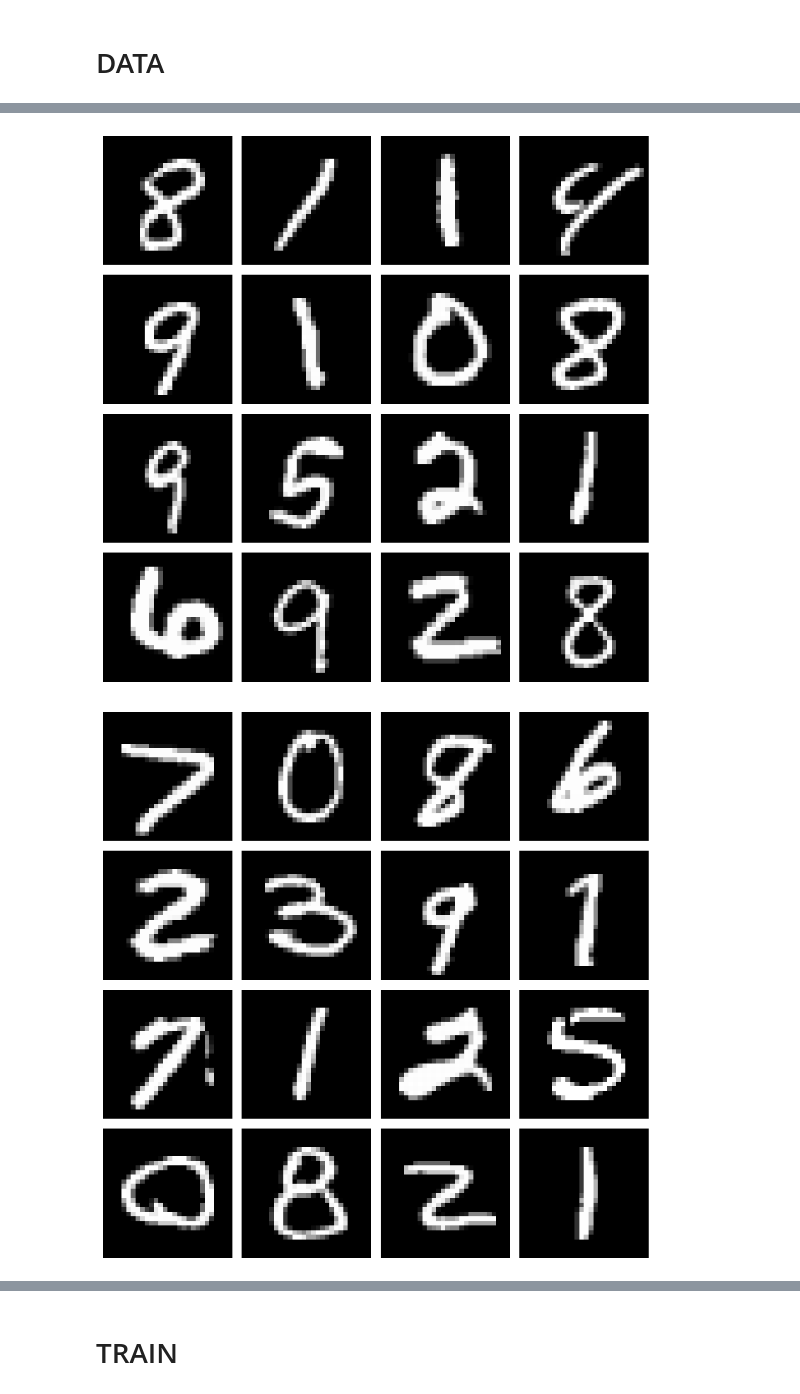
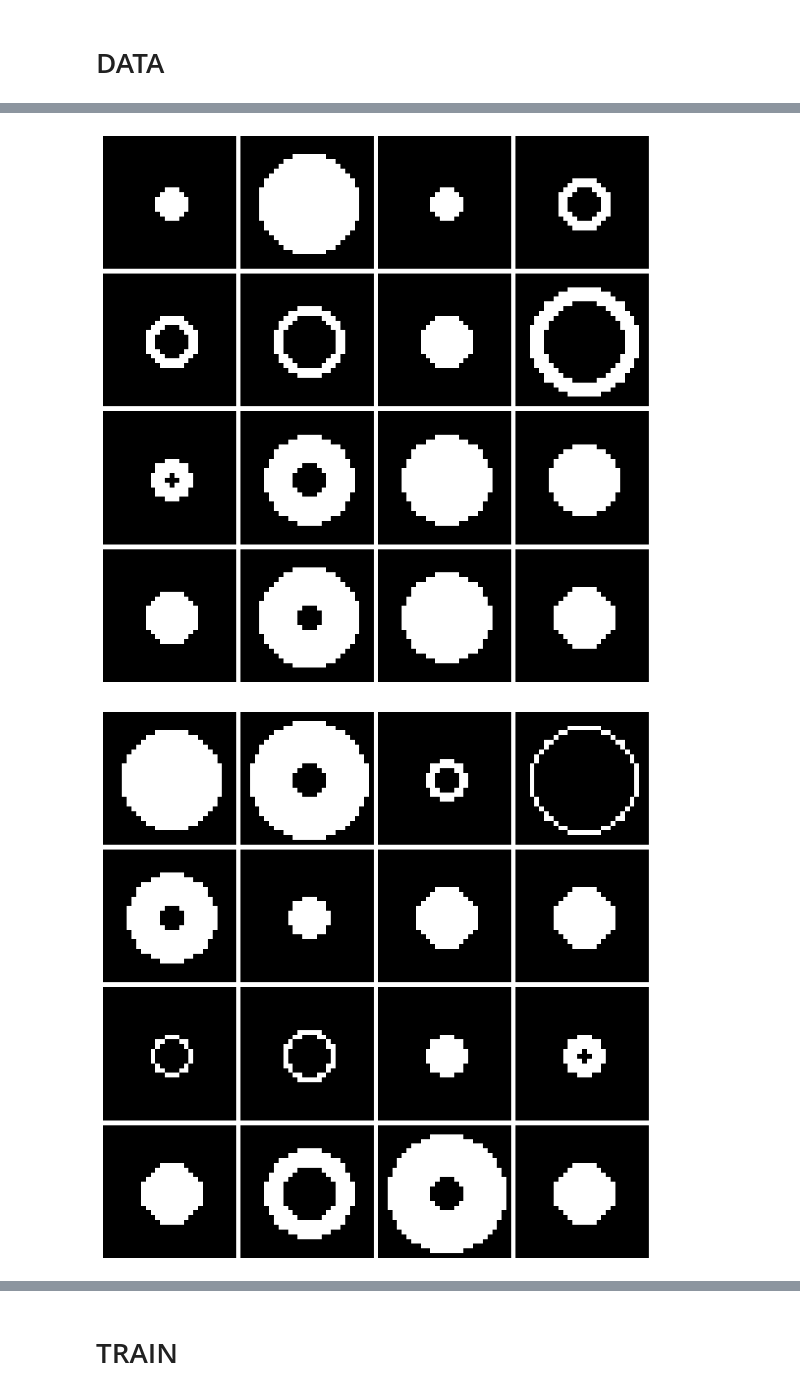
Before and after one commit to dmandache/ModelDegeneration, a Jupyter notebook: test_pythae.ipynb, the cells around one changed output, grey strips where cells are left out. Drawn from its saved outputs; the diff is of its cells as text; code cells hidden in the pictures.

```diff
--- a/test_pythae.ipynb
+++ b/test_pythae.ipynb
@@ -12,7 +14,8 @@ device = "cuda" if torch.cuda.is_available() else "cpu"
 # %%
 TRAIN_FLAG = True
 #DATA_SET = 'Shapes'
-DATA_SET = 'MNIST'
+DATA_SET = 'Circles'
+#DATA_SET = 'MNIST'
 # %%
 import matplotlib.pyplot as plt
 
@@ -25,4 +28,4 @@ def plot_grid(data, grid_size=4):
         for j in range(grid_size):
             ax[i][j].imshow(mat_data[i*grid_size+j].movedim(0, 2), cmap='gray')
             ax[i][j].axis('off')
-    plt.tight_layout(pad=1)
+    plt.tight_layout(pad=0.5)
@@ -59,5 +32,24 @@ def load_shapes_dataset(dirpath='data/shapes'):
 # %%
-if DATA_SET == 'Shapes' :
+%%time
+
+if DATA_SET == 'Circles' :
+    shapes, targets = gen_circles_dataset(num_images=1000, seed=42)
+    print(np.array(np.unique(targets, return_counts=True)).T)
+
+    shapes = shapes.reshape(-1, 1, 28, 28) / 255.
+    print(shapes.shape)
+
+    subsampled_indeces = sample_indices(targets, k=100, max_classes=None, seed=42)
+    train_indeces = random.sample(subsampled_indeces, int(0.8*len(subsampled_indeces)))
+    test_indeces = list(set(subsampled_indeces)-set(train_indeces))
+
+    train_dataset = torch.from_numpy(shapes[train_indeces].astype(np.float32))
+    eval_dataset = torch.from_numpy(shapes[test_indeces].astype(np.float32))
+
+    train_labels = targets[train_indeces]
+    eval_labels = targets[test_indeces]
+
+elif DATA_SET == 'Shapes' :
     shapes, targets = load_shapes_dataset()
     shapes = 1 - shapes.reshape(-1, 1, 28, 28) / 255.
     print(shapes.shape)
@@ -72,6 +64,8 @@ if DATA_SET == 'Shapes' :
     train_dataset = torch.from_numpy(shapes[train_indeces].astype(np.float32))
     eval_dataset = torch.from_numpy(shapes[test_indeces].astype(np.float32))
 
+    train_labels = targets[train_indeces]
+    eval_labels = targets[test_indeces]
 
 elif DATA_SET == 'MNIST' :
     mnist_trainset = datasets.MNIST(root='./data', train=True, download=True, transform=None)
@@ -80,13 +74,16 @@ elif DATA_SET == 'MNIST' :
     # remaining_indeces = list(set(range(len(mnist_trainset.targets)))-set(train_indeces))
     # test_indeces = sample_indices(mnist_trainset.targets[remaining_indeces], k=50, seed=42)
 
-    subsampled_indeces = sample_indices(mnist_trainset.targets, k=1000, max_classes=10, seed=42)
+    subsampled_indeces = sample_indices(mnist_trainset.targets, k=1000, max_classes=2, seed=42)
     train_indeces = random.sample(subsampled_indeces, int(0.8*len(subsampled_indeces)))
     test_indeces = list(set(subsampled_indeces)-set(train_indeces))
 
     train_dataset = mnist_trainset.data[train_indeces].reshape(-1, 1, 28, 28) / 255.
     eval_dataset = mnist_trainset.data[test_indeces].reshape(-1, 1, 28, 28) / 255.
 
+    train_labels = mnist_trainset.targets[train_indeces]
+    eval_labels = mnist_trainset.targets[test_indeces]
+
 print(train_dataset.shape, eval_dataset.shape)
 print(train_dataset.min(), train_dataset.max())
 
@@ -98,2 +100,2 @@ tensor(0.) tensor(1.)
-[figure, old version]
+[figure, new version]
-[figure, old version]
+[figure, new version]
```
Also changed, not shown: parts of 16 cells of this notebook, 2 other files.
